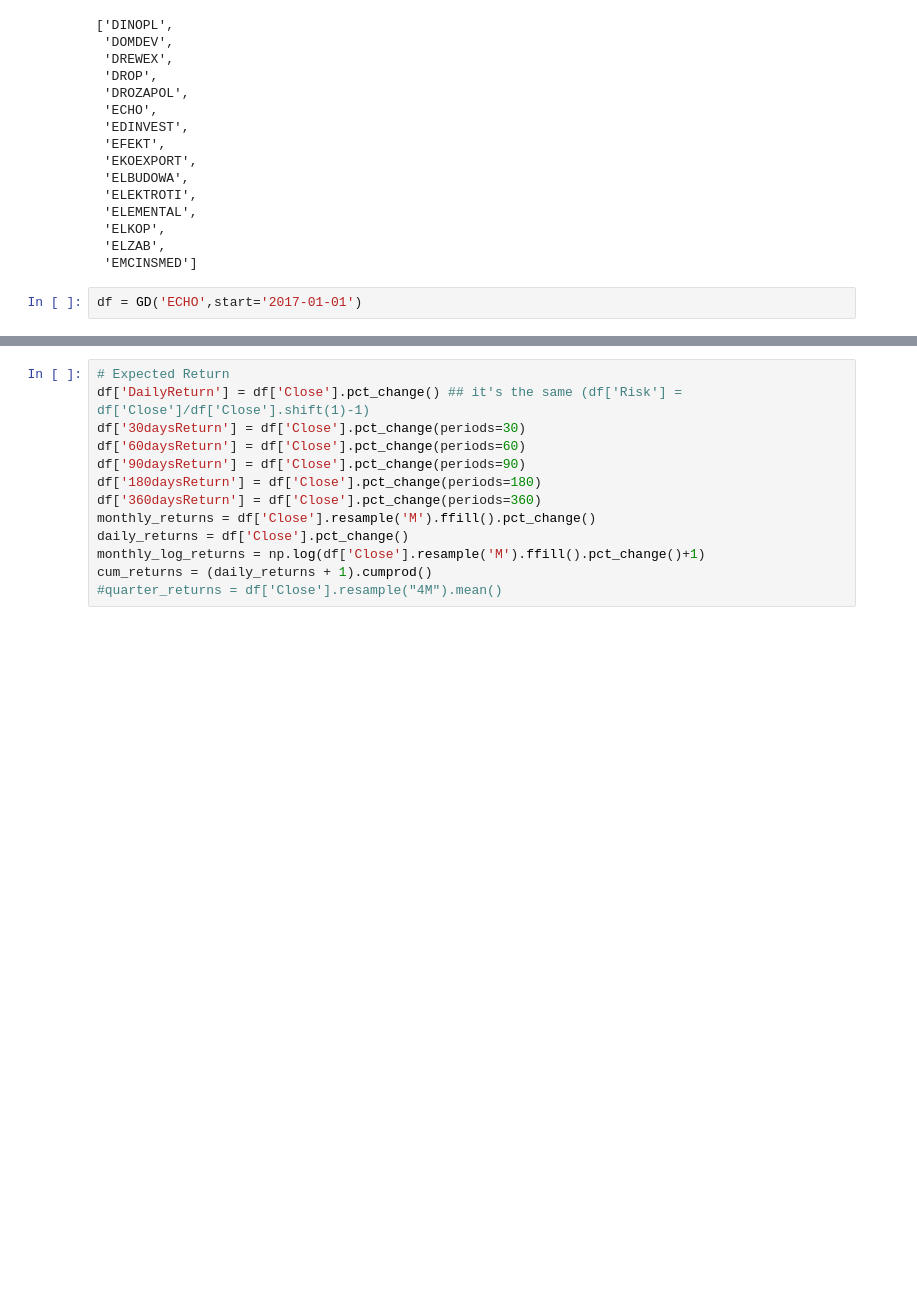
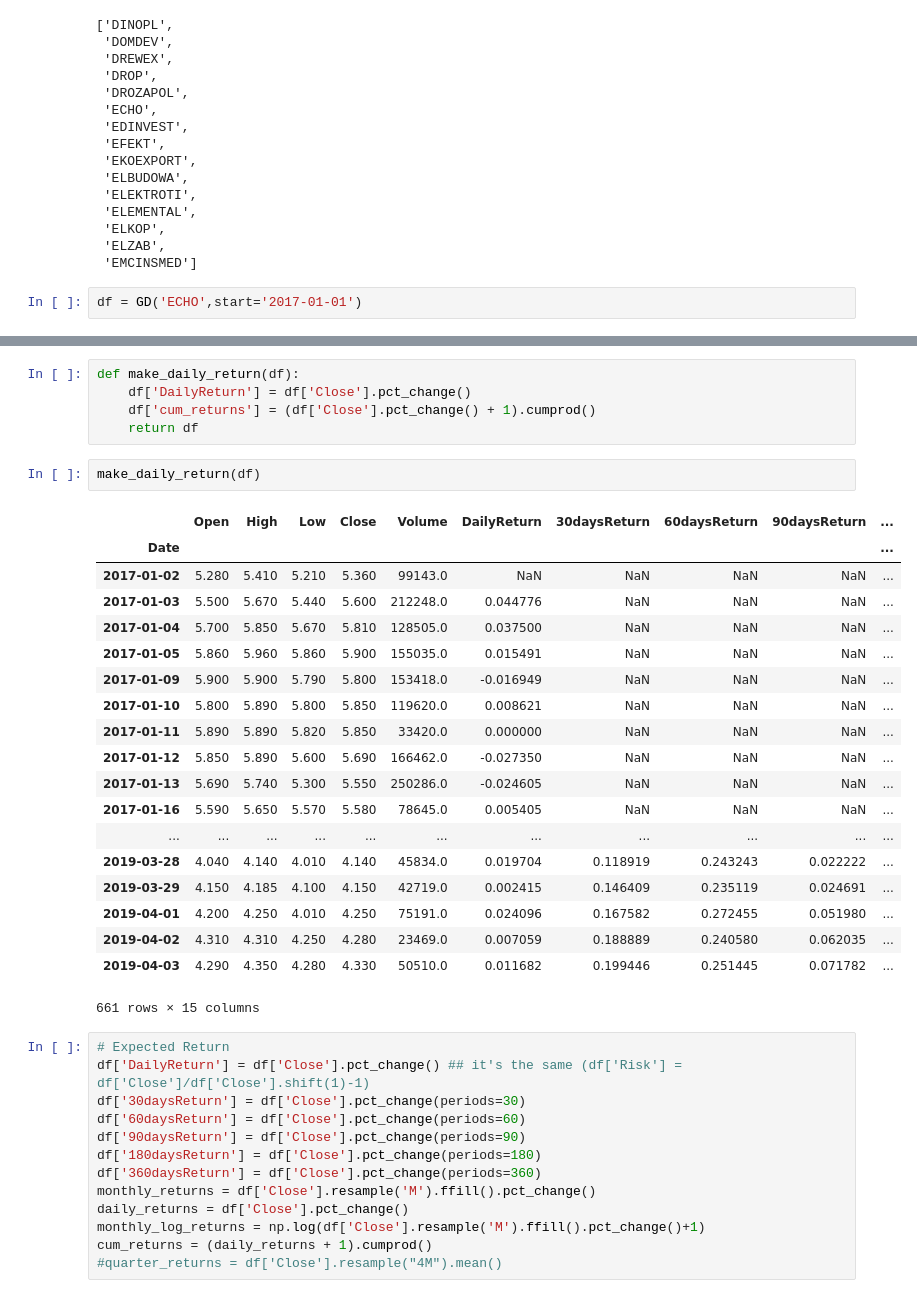
Before and after one commit to JakubPluta/StockMarketTracker, a Jupyter notebook: Pandas_Viz.ipynb, the cells around one changed output, grey strips where cells are left out. Drawn from its saved outputs; the diff is of its cells as text; blank space fills up the shorter version.

```diff
--- a/Pandas_Viz.ipynb
+++ b/Pandas_Viz.ipynb
@@ -51,3 +43,30 @@ df.head()
+# %%
+def make_daily_return(df):
+    df['DailyReturn'] = df['Close'].pct_change()
+    df['cum_returns'] = (df['Close'].pct_change() + 1).cumprod()
+    return df
+# %%
+make_daily_return(df)
+# %% [output]
+|  | Open | High | Low | Close | Volume | DailyReturn | 30daysReturn | 60daysReturn | 90daysReturn | ... |
+| Date |  |  |  |  |  |  |  |  |  | ... |
+| 2017-01-02 | 5.280 | 5.410 | 5.210 | 5.360 | 99143.0 | NaN | NaN | NaN | NaN | ... |
+| 2017-01-03 | 5.500 | 5.670 | 5.440 | 5.600 | 212248.0 | 0.044776 | NaN | NaN | NaN | ... |
+| 2017-01-04 | 5.700 | 5.850 | 5.670 | 5.810 | 128505.0 | 0.037500 | NaN | NaN | NaN | ... |
+| 2017-01-05 | 5.860 | 5.960 | 5.860 | 5.900 | 155035.0 | 0.015491 | NaN | NaN | NaN | ... |
+| 2017-01-09 | 5.900 | 5.900 | 5.790 | 5.800 | 153418.0 | -0.016949 | NaN | NaN | NaN | ... |
+| 2017-01-10 | 5.800 | 5.890 | 5.800 | 5.850 | 119620.0 | 0.008621 | NaN | NaN | NaN | ... |
+| 2017-01-11 | 5.890 | 5.890 | 5.820 | 5.850 | 33420.0 | 0.000000 | NaN | NaN | NaN | ... |
+| 2017-01-12 | 5.850 | 5.890 | 5.600 | 5.690 | 166462.0 | -0.027350 | NaN | NaN | NaN | ... |
+| 2017-01-13 | 5.690 | 5.740 | 5.300 | 5.550 | 250286.0 | -0.024605 | NaN | NaN | NaN | ... |
+| 2017-01-16 | 5.590 | 5.650 | 5.570 | 5.580 | 78645.0 | 0.005405 | NaN | NaN | NaN | ... |
+| ... | ... | ... | ... | ... | ... | ... | ... | ... | ... | ... |
+| 2019-03-28 | 4.040 | 4.140 | 4.010 | 4.140 | 45834.0 | 0.019704 | 0.118919 | 0.243243 | 0.022222 | ... |
+| 2019-03-29 | 4.150 | 4.185 | 4.100 | 4.150 | 42719.0 | 0.002415 | 0.146409 | 0.235119 | 0.024691 | ... |
+| 2019-04-01 | 4.200 | 4.250 | 4.010 | 4.250 | 75191.0 | 0.024096 | 0.167582 | 0.272455 | 0.051980 | ... |
+| 2019-04-02 | 4.310 | 4.310 | 4.250 | 4.280 | 23469.0 | 0.007059 | 0.188889 | 0.240580 | 0.062035 | ... |
+| 2019-04-03 | 4.290 | 4.350 | 4.280 | 4.330 | 50510.0 | 0.011682 | 0.199446 | 0.251445 | 0.071782 | ... |
+661 rows × 15 columns
 # %%
 # Expected Return
 df['DailyReturn'] = df['Close'].pct_change() ## it's the same (df['Risk'] = df['Close']/df['Close'].shift(1)-1)
```
Also changed, not shown: parts of 12 cells of this notebook, 3 other files.
